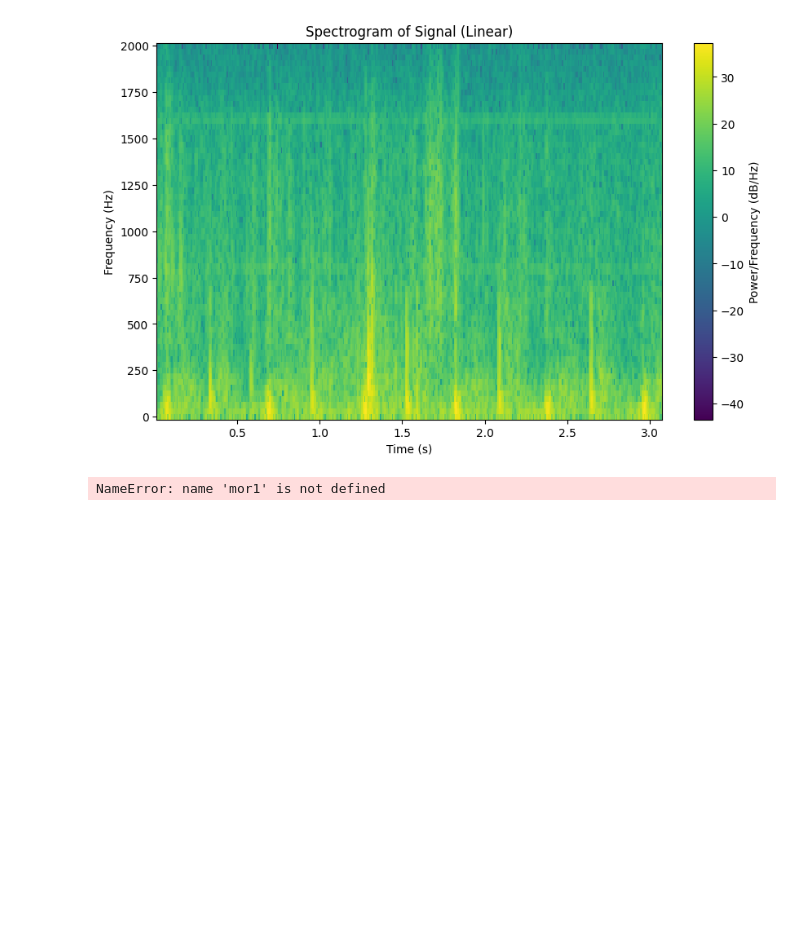
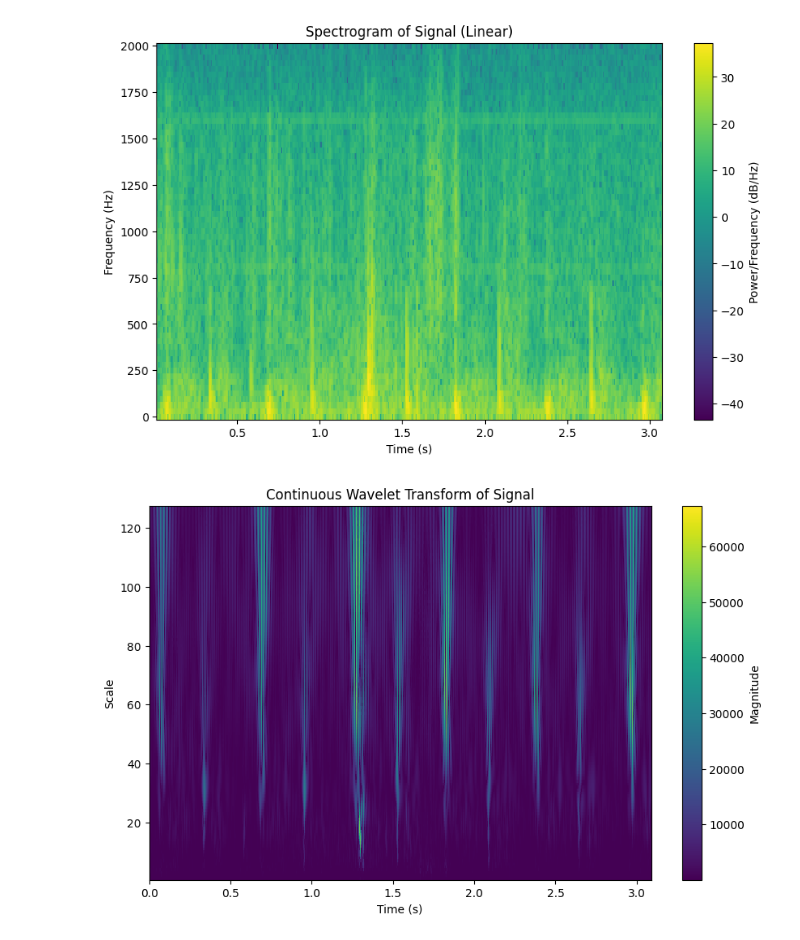
Before and after one commit to TarteelA/Applied-Signal-Processing-Using-Python, a Jupyter notebook: Normal.ipynb, the cells around one changed output. Saved outputs shown, nothing was run; the diff lists cells and outputs as text; code cells hidden in the pictures; blank space fills up the shorter version.

```diff
--- a/Normal.ipynb
+++ b/Normal.ipynb
@@ -157,8 +175,10 @@ plt.xlabel('Lag')
 Text(0.5, 0, 'Lag')
 [figure]
 # %%
+#Change file names to 18, 17, and 34
 filename = 'ECGDataset/train/Normal/(30).wav'
 fs, x = wavfile.read('ECGDataset/train/Normal/(30).wav')
 Dt = 1/fs
 T = np.arange(0, 3, Dt)
+T = np.linspace(0, len(x) / fs, len(x))
 # %%
@@ -195,9 +222,18 @@ plt.show()
 # %% [output]
 [figure]
 # %%
-#Compute Continuous Wavelet Transform
-wavelet = mor1
+#Performing Continuous Wavelet Transform (CWT)
+wavelet = 'morl'
 scales = np.arange(1, 128)
-cwt_results = pywt.cwt(x, scales, wavelet)
+cwt_results, frequencies = pywt.cwt(x, scales, wavelet)
-# %% [output]
-NameError: name 'mor1' is not defined
+# %%
+#Plotting CWT Results
+plt.figure(figsize = (10, 6))
+plt.pcolormesh(T, scales, np.abs(cwt_results), shading = 'auto')
+plt.title('Continuous Wavelet Transform of Signal')
+plt.xlabel('Time (s)')
+plt.ylabel('Scale')
+plt.colorbar(label = 'Magnitude')
+plt.show()
+# %% [output]
+[figure, added]
```
Also changed, not shown: parts of 49 cells of this notebook.
